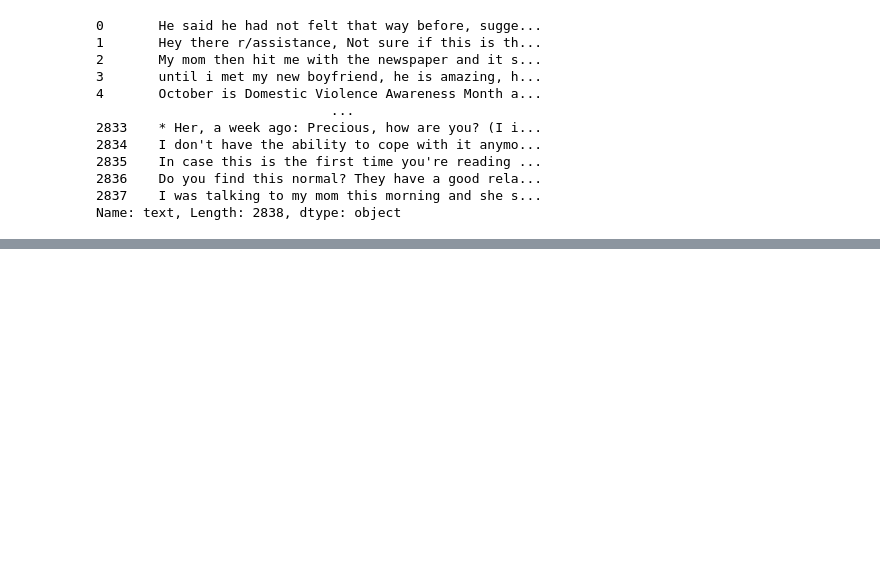
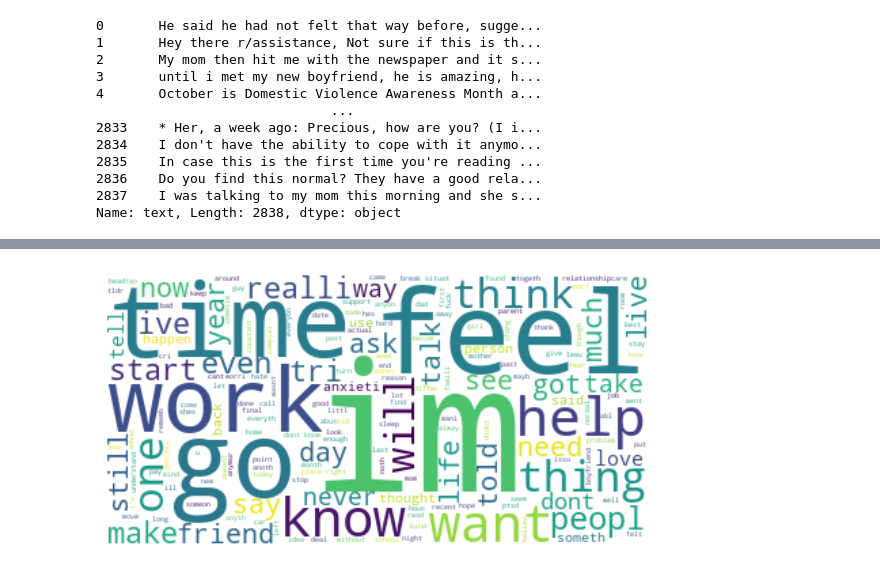
Before and after one commit to DineshNakkina/Stress-Detection-Using-Machine-Learning, a Jupyter notebook: Stress Detection with Machine Learning.ipynb, the cells around one changed output, grey strips where cells are left out. Saved outputs shown, nothing was run; the diff lists cells and outputs as text; code cells hidden in the pictures; blank space fills up the shorter version.

```diff
--- a/Stress Detection with Machine Learning.ipynb
+++ b/Stress Detection with Machine Learning.ipynb
@@ -89,0 +90,33 @@ plt.show()
+# %%
+import re
+import string
+import nltk
+
+stemmer = nltk.SnowballStemmer("english")
+
+def clean(text):
+    text = str(text).lower()
+    text = re.sub('\[.*?\]', '', text)
+    text = re.sub('https?://\S+|www\.\S+', '', text)
+    text = re.sub('<.*?>+', '', text)
+    text = re.sub('[%s]' % re.escape(string.punctuation), '', text)
+    text = re.sub('\n', '', text)
+    text = re.sub('\w*\d\w*', '', text)
+    text = [word for word in text.split(' ') if word not in stopwords]
+    text=" ".join(text)
+    text = [stemmer.stem(word) for word in text.split(' ')]
+    text=" ".join(text)
+    return text
+data["text"] = data["text"].apply(clean)
+# %%
+cleaned_text = " ".join(i for i in data.text)
+
+new_wordcloud = WordCloud(stopwords=stopwords, background_color="white").generate(cleaned_text)
+# %%
+plt.figure( figsize=(7,7))
+plt.imshow(new_wordcloud, interpolation='bilinear')
+
+plt.axis("off")
+plt.show()
+# %% [output]
+[figure, added]
```
Also changed, not shown: parts of 13 cells of this notebook.
